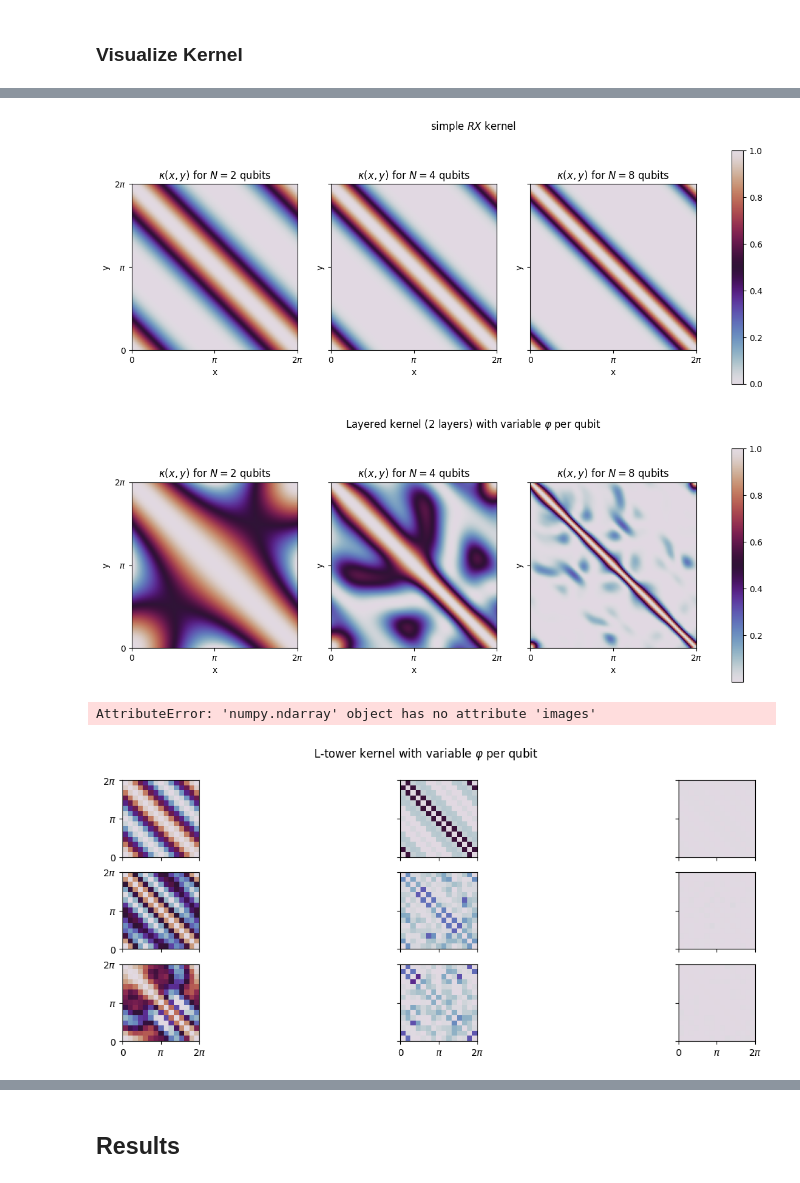
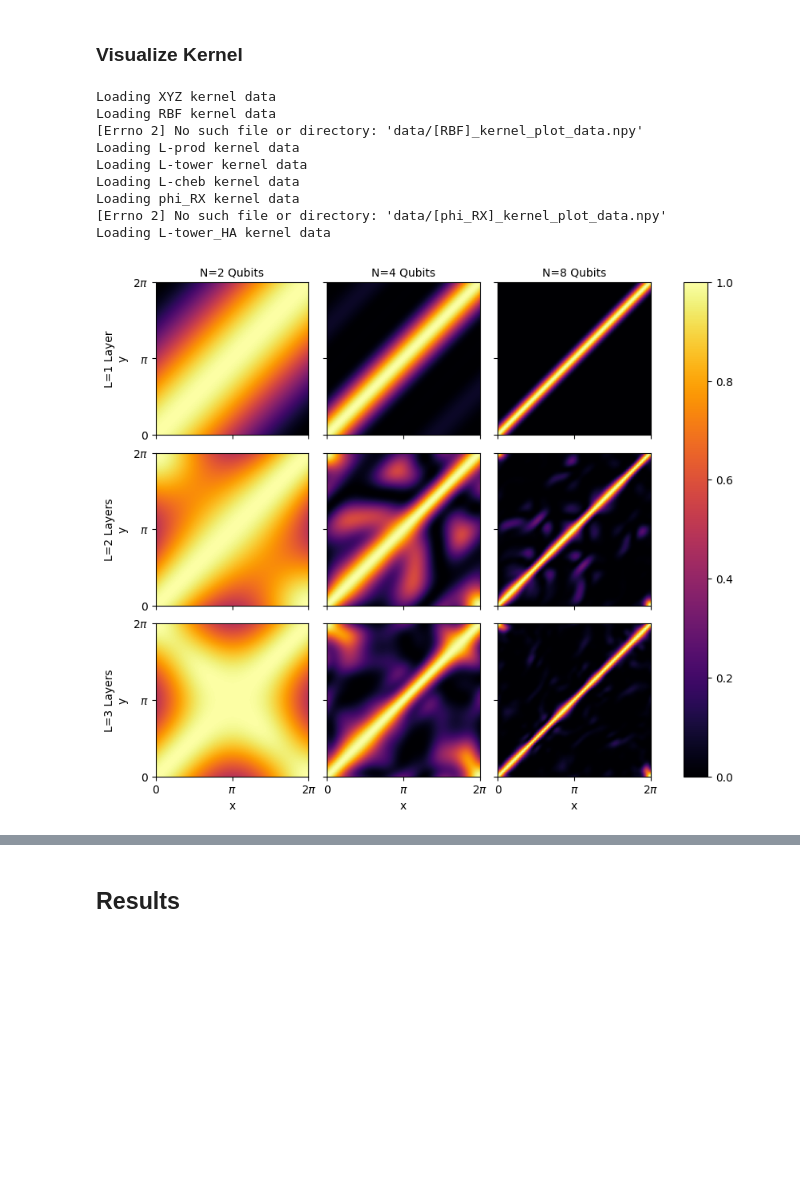
Before and after one commit to LeonardEyer/QKM, a Jupyter notebook: QKM.ipynb, the cells around one changed output, grey strips where cells are left out. Drawn from its saved outputs; the diff is of its cells as text; code cells hidden in the pictures; blank space fills up the shorter version.

```diff
--- a/QKM.ipynb
+++ b/QKM.ipynb
@@ -15,3 +16,27 @@ from optim import mmr, multivalued_mmr_DE, SVR_fit
 ## Kernel
 # %% [markdown]
 ### Visualize Kernel
+# %%
+from kernel_plot_data import plot_kernel_data, kernels
+
+kernel_plot_datas = {}
+for kernel_label in kernels:
+    # check if file exists
+    try:
+        print(f"Loading {kernel_label} kernel data")
+        kernel_label_data = np.load(f"data/[{kernel_label}]_kernel_plot_data.npy", allow_pickle=True)
+        plot_kernel_data(kernel_label_data, kernel_label, save=True)
+    except Exception as e:
+        print(e)
+        continue
+# %% [output]
+Loading XYZ kernel data
+Loading RBF kernel data
+[Errno 2] No such file or directory: 'data/[RBF]_kernel_plot_data.npy'
+Loading L-prod kernel data
+Loading L-tower kernel data
+Loading L-cheb kernel data
+Loading phi_RX kernel data
+[Errno 2] No such file or directory: 'data/[phi_RX]_kernel_plot_data.npy'
+Loading L-tower_HA kernel data
+[figure, added]
@@ -36,45 +54,3 @@ def loss_plot(lossesArray, labels=None):
     plt.yscale("log")
     plt.legend()
     plt.show()
-# %%
-fig, axs = plt.subplots(1, 3, figsize=(15, 5), sharex=True, sharey=True)
-fig.suptitle(r"simple $RX$ kernel")
-kernel_subplot(axs[0], K_simple_RX(2), 2)
-kernel_subplot(axs[1], K_simple_RX(4), 4)
-kernel_subplot(axs[2], K_simple_RX(8), 8)
-# colorbar
-fig.colorbar(axs[2].images[0], ax=axs, orientation="vertical")
-plt.show()
-# %% [output]
-[figure, removed]
-# %%
-n_layers = 2
-fig, axs = plt.subplots(1, 3, figsize=(15, 5), sharex=True, sharey=True)
-fig.suptitle(fr"Layered kernel ({n_layers} layers) with variable $\varphi$ per qubit")
-kernel_subplot(axs[0], K_layered(2, n_layers=n_layers), 2)
-kernel_subplot(axs[1], K_layered(4, n_layers=n_layers), 4)
-kernel_subplot(axs[2], K_layered(8, n_layers=n_layers), 8)
-# colorbar
-fig.colorbar(axs[2].images[0], ax=axs, orientation="vertical")
-plt.show()
-# %% [output]
-[figure, removed]
-# %%
-n_layers = 2
-fig, axs = plt.subplots(3, 3, figsize=(15, 5), sharex=True, sharey=True, constrained_layout=False)
-fig.suptitle(fr"L-tower kernel with variable $\varphi$ per qubit")
-kernel_subplot(axs[0][0], K_L_tower(2, n_layers=1), 2)
-kernel_subplot(axs[0][1], K_L_tower(4, n_layers=1), 4)
-kernel_subplot(axs[0][2], K_L_tower(8, n_layers=1), 8)
-kernel_subplot(axs[1][0], K_L_tower(2, n_layers=2), 2)
-kernel_subplot(axs[1][1], K_L_tower(4, n_layers=2), 4)
-kernel_subplot(axs[1][2], K_L_tower(8, n_layers=2), 8)
-kernel_subplot(axs[2][0], K_L_tower(2, n_layers=3), 2)
-kernel_subplot(axs[2][1], K_L_tower(4, n_layers=3), 4)
-kernel_subplot(axs[2][2], K_L_tower(8, n_layers=3), 8)
-# colorbar
-fig.colorbar(axs[2].images[0], ax=axs, orientation="vertical")
-plt.show()
-# %% [output]
-AttributeError: 'numpy.ndarray' object has no attribute 'images'
-[figure, removed]
```
Also changed, not shown: parts of 21 cells of this notebook, 8 other files.
